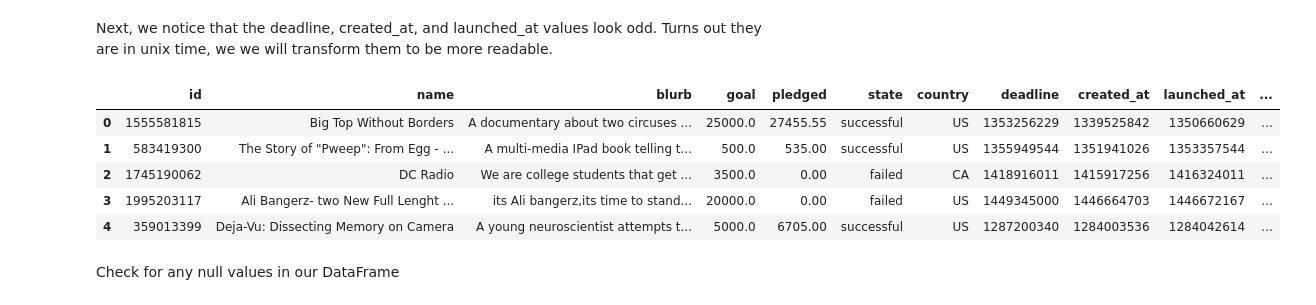
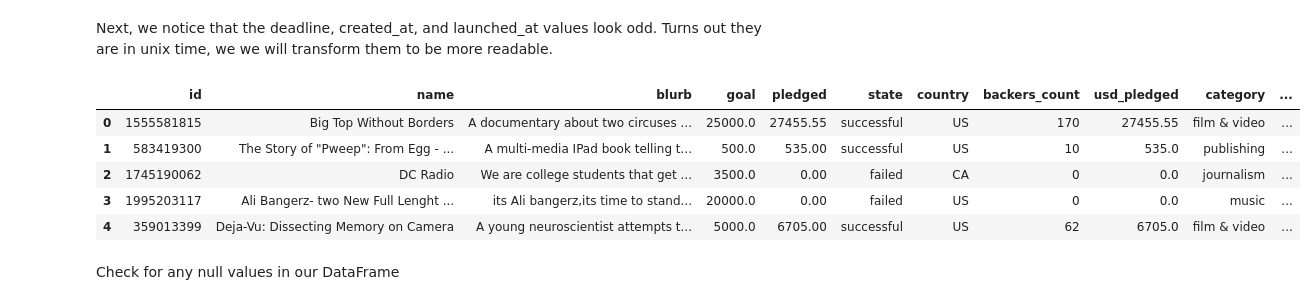
Before and after one commit to DP-20/Cogs108, a Jupyter notebook: Final Project.ipynb, the cells around one changed output. Drawn from its saved outputs; the diff is of its cells as text; code cells hidden in the pictures.

```diff
--- a/Final Project.ipynb
+++ b/Final Project.ipynb
@@ -70,11 +71,11 @@ with open('Kickstarter_2018-12-13T03_20_05_701Z.json') as f:
 columns = ['id', 'name', 'blurb', 'goal', 'pledged', 'state', 'country', 'deadline', 'created_at', 'launched_at', 'backers_count', 'usd_pledged', 'category', 'subcategory']
 df = pd.DataFrame(data, columns=columns)
 
-def getSubcategory(name):
+def getCategory(name):
     return name.split('/')[0]
 
 # Fix category
-df['category'] = df['category'].apply(getSubcategory)
+df['category'] = df['category'].apply(getCategory)
 df.head()
 # %% [output]
 |  | id | name | blurb | goal | pledged | state | country | deadline | created_at | launched_at | ... |
@@ -93,39 +94,42 @@ deadline_int = []
 
 for i, row in df.iterrows():
 
     unix_ts = int(row['deadline'])
     dt = (datetime.fromtimestamp(unix_ts) - timedelta(hours=2)).strftime('%Y-%m-%d %H:%M:%S')
     deadline_str.append(dt)
 
     launch_date_ts = int(row['launched_at'])
     launch_dt = (datetime.fromtimestamp(launch_date_ts) - timedelta(hours=2)).strftime('%Y-%m-%d %H:%M:%S')
     launch_date.append(launch_dt)
 
     duration_unix_ts = unix_ts - launch_date_ts
     duration_days = (duration_unix_ts / (60*60*24))
     duration_str.append(duration_days)
 
 df['launched_at_str'] = launch_date
 df['deadline_str'] = deadline_str
 df['duration_days'] = duration_str
 
 for i, row in df.iterrows():
 
     dt = row['deadline_str']
     dt2 = dt.split(' ')[0].split('-')[1]+dt.split(' ')[0].split('-')[2]+dt.split(' ')[0].split('-')[0]
     deadline_int.append(dt2)
 
 df['deadline_int'] = deadline_int
 
+# Drop columns we don't need anymore
+df.drop(labels=['deadline', 'created_at', 'launched_at'], axis=1, inplace=True)
+
 # Check df
 df.head()
 # %% [output]
-|  | id | name | blurb | goal | pledged | state | country | deadline | created_at | launched_at | ... |
-| 0 | 1555581815 | Big Top Without Borders | A documentary about two circuses ... | 25000.0 | 27455.55 | successful | US | 1353256229 | 1339525842 | 1350660629 | ... |
-| 1 | 583419300 | The Story of "Pweep": From Egg - ... | A multi-media IPad book telling t... | 500.0 | 535.00 | successful | US | 1355949544 | 1351941026 | 1353357544 | ... |
-| 2 | 1745190062 | DC Radio | We are college students that get ... | 3500.0 | 0.00 | failed | CA | 1418916011 | 1415917256 | 1416324011 | ... |
-| 3 | 1995203117 | Ali Bangerz- two New Full Lenght ... | its Ali bangerz,its time to stand... | 20000.0 | 0.00 | failed | US | 1449345000 | 1446664703 | 1446672167 | ... |
-| 4 | 359013399 | Deja-Vu: Dissecting Memory on Camera | A young neuroscientist attempts t... | 5000.0 | 6705.00 | successful | US | 1287200340 | 1284003536 | 1284042614 | ... |
+|  | id | name | blurb | goal | pledged | state | country | backers_count | usd_pledged | category | ... |
+| 0 | 1555581815 | Big Top Without Borders | A documentary about two circuses ... | 25000.0 | 27455.55 | successful | US | 170 | 27455.55 | film & video | ... |
+| 1 | 583419300 | The Story of "Pweep": From Egg - ... | A multi-media IPad book telling t... | 500.0 | 535.00 | successful | US | 10 | 535.0 | publishing | ... |
+| 2 | 1745190062 | DC Radio | We are college students that get ... | 3500.0 | 0.00 | failed | CA | 0 | 0.0 | journalism | ... |
+| 3 | 1995203117 | Ali Bangerz- two New Full Lenght ... | its Ali bangerz,its time to stand... | 20000.0 | 0.00 | failed | US | 0 | 0.0 | music | ... |
+| 4 | 359013399 | Deja-Vu: Dissecting Memory on Camera | A young neuroscientist attempts t... | 5000.0 | 6705.00 | successful | US | 62 | 6705.0 | film & video | ... |
 # %% [markdown]
 Check for any null values in our DataFrame
 # %%
```
Also changed, not shown: parts of 15 cells of this notebook, 1 other file.
